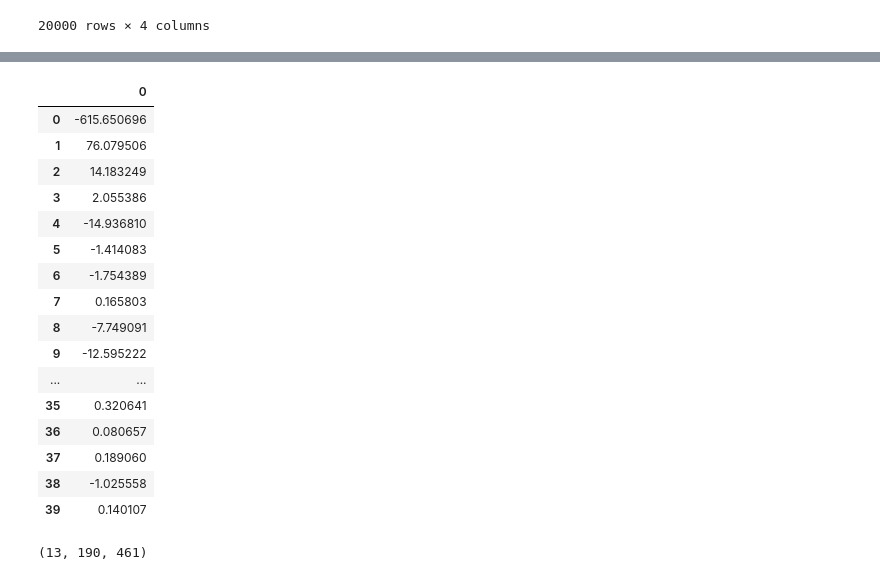
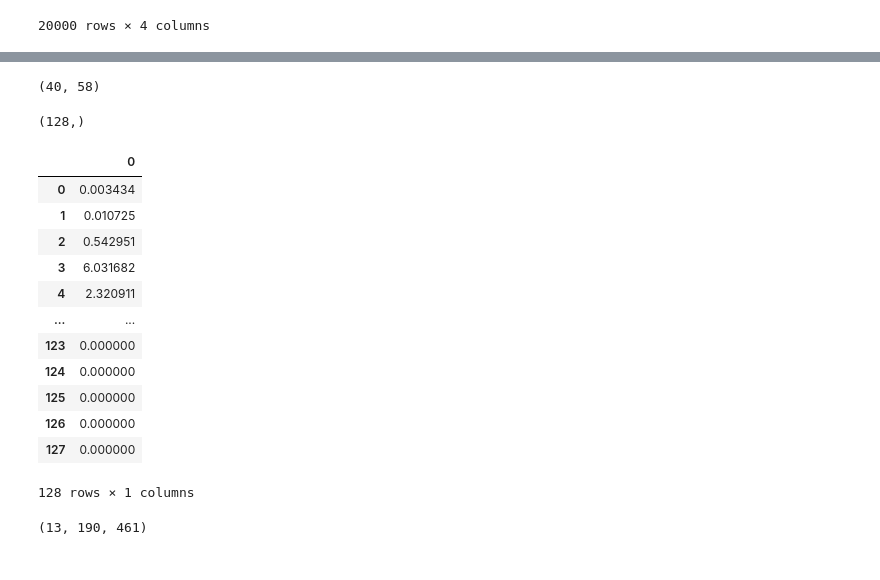
Before and after one commit to MoadSaadKhorchef/QMUL-BIG-DATA-SCIENCE, a Jupyter notebook: Couseworks/MACHINE LEARNING/CW2 - Mini Project/Testing2.ipynb, the cells around one changed output, grey strips where cells are left out. Saved outputs shown, nothing was run; the diff lists cells and outputs as text; code cells hidden in the pictures.

```diff
--- a/Couseworks/MACHINE LEARNING/CW2 - Mini Project/Testing2.ipynb
+++ b/Couseworks/MACHINE LEARNING/CW2 - Mini Project/Testing2.ipynb
@@ -137,7 +137,7 @@ labels
 | 19999 | 0019999.wav | 20 | S101 | neutral |
 20000 rows × 4 columns
 # %%
-c = glob.glob("./Data/MLEnd/training/Training/*.wav" )
+files = glob.glob("./Data/MLEnd/training/Training/*.wav" )
 
 
 X,y = getXy(files[:1000],labels_file=labels,scale_audio=True, onlySingleDigit=True)
@@ -155,7 +155,7 @@ X,y = getXy(files[:1000],labels_file=labels,scale_audio=True, onlySingleDigit=Tr
 
 #max(timeseries_length_list)
 # %%
-n=0
+n=2
 fs = None # Sampling frequency. If None, fs would be 22050
 x, fs = librosa.load(files[n],sr=fs)
 t = np.arange(len(x))/fs
@@ -185,25 +201,28 @@ print(x)
+# %%
+(librosa.feature.mfcc(y=x, sr=fs , n_mfcc=40) ).shape
+# %% [output]
+(40, 58)
 # %%
-mfc_coefficients=np.mean(librosa.feature.mfcc(y=x, sr=fs , n_mfcc=40).T, axis=0)
+mfc_coefficients=  np.mean(librosa.feature.melspectrogram(y=x, sr=fs, n_mels=128, fmax=fs, hop_length=512,n_fft=2048).T,axis=0) ###
+
 mfc_coefficients_df = pd.DataFrame(mfc_coefficients) # make it pretty for display
+print(mfc_coefficients.shape)
 mfc_coefficients_df
 # %% [output]
+(128,)
 |  | 0 |
-| 0 | -615.650696 |
-| 1 | 76.079506 |
-| 2 | 14.183249 |
-| 3 | 2.055386 |
-| 4 | -14.936810 |
-| 5 | -1.414083 |
-| 6 | -1.754389 |
-| 7 | 0.165803 |
-| 8 | -7.749091 |
-| 9 | -12.595222 |
+| 0 | 0.003434 |
+| 1 | 0.010725 |
+| 2 | 0.542951 |
+| 3 | 6.031682 |
+| 4 | 2.320911 |
 | ... | ... |
-| 35 | 0.320641 |
-| 36 | 0.080657 |
-| 37 | 0.189060 |
-| 38 | -1.025558 |
-| 39 | 0.140107 |
+| 123 | 0.000000 |
+| 124 | 0.000000 |
+| 125 | 0.000000 |
+| 126 | 0.000000 |
+| 127 | 0.000000 |
+128 rows × 1 columns
 # %%
 audio_data = concatenate( (audio_data, zeros( (51 - audio_data.shape[0], 36) )))
 # %%
```
Also changed, not shown: parts of 4 cells of this notebook, 1 other file.
